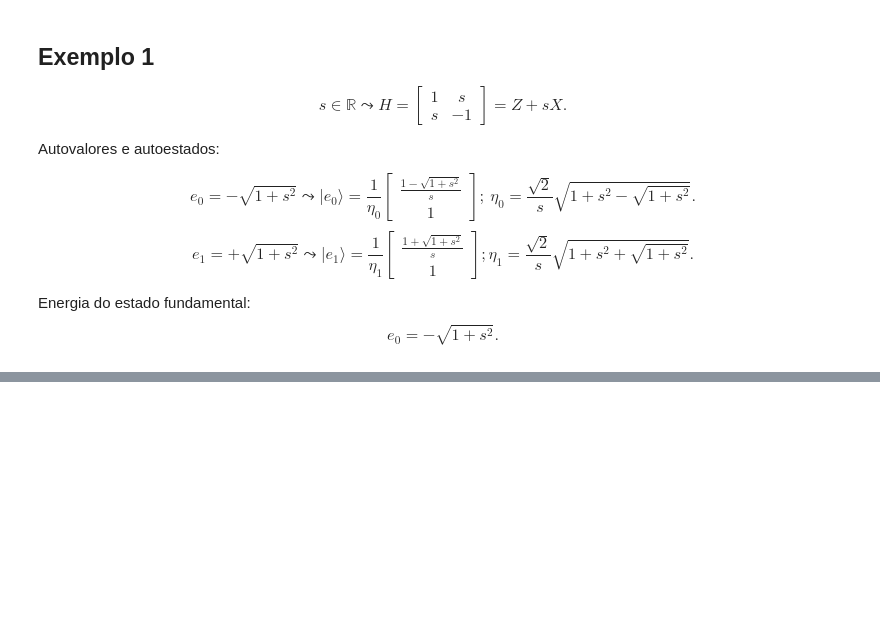
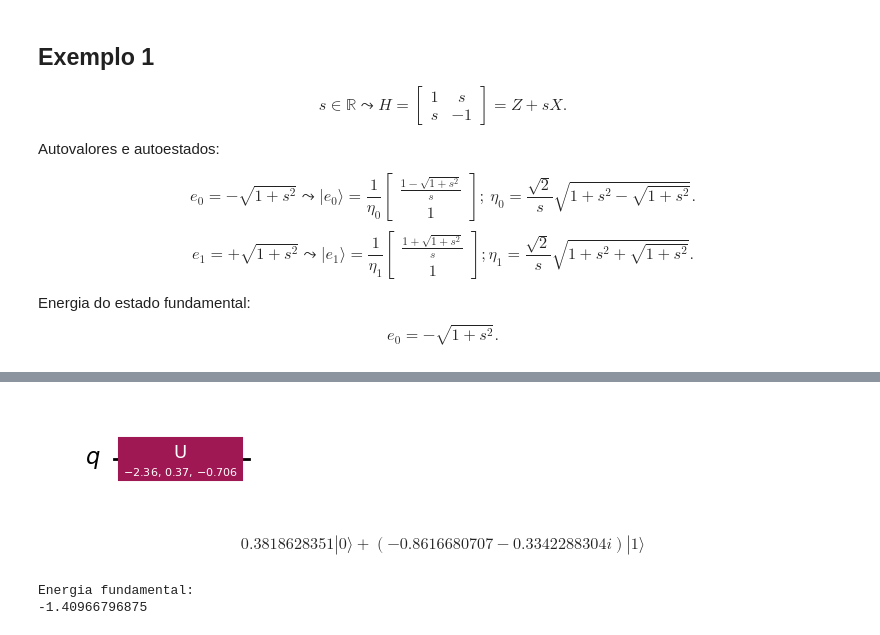
Before and after one commit to LucioFassarella/VQE, a Jupyter notebook: VQE_Hamiltoniano_01.ipynb, the cells around one changed output, grey strips where cells are left out. Cells and saved outputs as stored; diff of their text form; code cells hidden in the pictures; blank space fills up the shorter version.

```diff
--- a/VQE_Hamiltoniano_01.ipynb
+++ b/VQE_Hamiltoniano_01.ipynb
@@ -363,0 +495,20 @@ Mínimo valor esperado (energia):
+# %%
+'''
+Estado Fundamental e Energia Fundamental Teóricos
+'''
+
+s_val = 1
+print(f"Parâmetro s: {s_val}")
+
+# ---> Hamiltoniano
+print(f"Hamiltoniano com parâmetro s: {s_val}")
+sympy.pprint(H_matrix.subs(s_matrix, s_val))
+
+# ---> Vetor de estado
+
+estado_fundamental_val = estado_fundamental.subs(s_matrix, s_val)
+print("Estado fundamental:")
+sympy.pprint(estado_fundamental_val.evalf(12))
+
+energia_fundamental_val = energia_fundamental.subs(s_matrix, s_val)
+print(f"Energia fundamental= {energia_fundamental_val.evalf(12)}")
@@ -363,0 +526,47 @@ Mínimo valor esperado (energia):
+# %%
+'''
+Implementação do VQE
+'''
+
+# Hamiltoniano
+H_val = H.assign_parameters({s: s_val})
+print("Hamiltoniano:")
+print(H_val)
+
+# Circuito de preparação do estado quântico
+qc_estado_val = qc_estado.copy()
+
+# Parâmetros fixados da função E (que calcula o valor esperado de H no estado quântico)
+aer_val = True
+backend_val = None
+shots = 2**20
+
+# Parâmetros de preparação do estado quântico inicial
+params_val = [0, 0, 0] # This corresponds to [t, p, l]
+print(f"Parâmetros de preparação do estado quântico inicial do VQE: {params_val}")
+
+# Loop de otimização híbrida
+resultado = minimize(E, params_val, args = (qc_estado_val, H_val, aer_val, backend_val, shots), tol = 1/2**12, method="COBYLA")
+
+print("Resultado da otimização:")
+print(resultado)
+
+'''
+Impressão do estado fundamental
+'''
+print("********************************")
+
+from qiskit.quantum_info import Statevector
+
+print("Estado fundamental:")
+t_val, p_val, l_val = resultado.x
+
+qc_estado_val = qc_estado.copy().assign_parameters({theta: t_val, phi : p_val, lambd : l_val})
+display(qc_estado_val.draw('mpl'))
+
+vetorestado = Statevector.from_instruction(qc_estado_val)
+display(vetorestado.draw('latex'))
+
+print("Energia fundamental:")
+print(resultado.fun)
+# %% [output]
@@ -363,0 +587,4 @@ Mínimo valor esperado (energia):
+[figure, added]
+$$0.3818628351 |0\rangle+(-0.8616680707 - 0.3342288304 i) |1\rangle$$
+Energia fundamental:
+-1.40966796875
```
Also changed, not shown: parts of 17 cells of this notebook.
